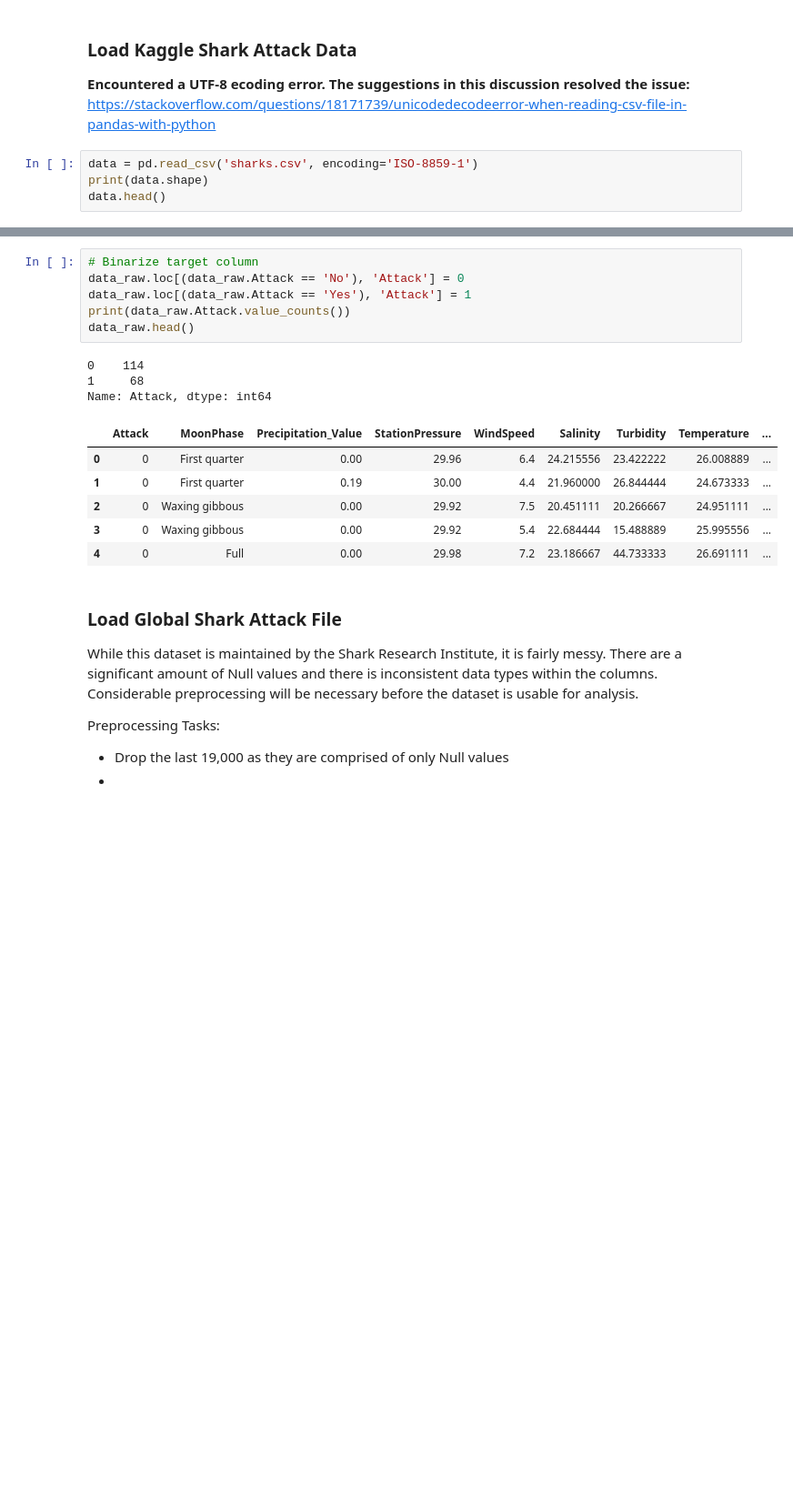
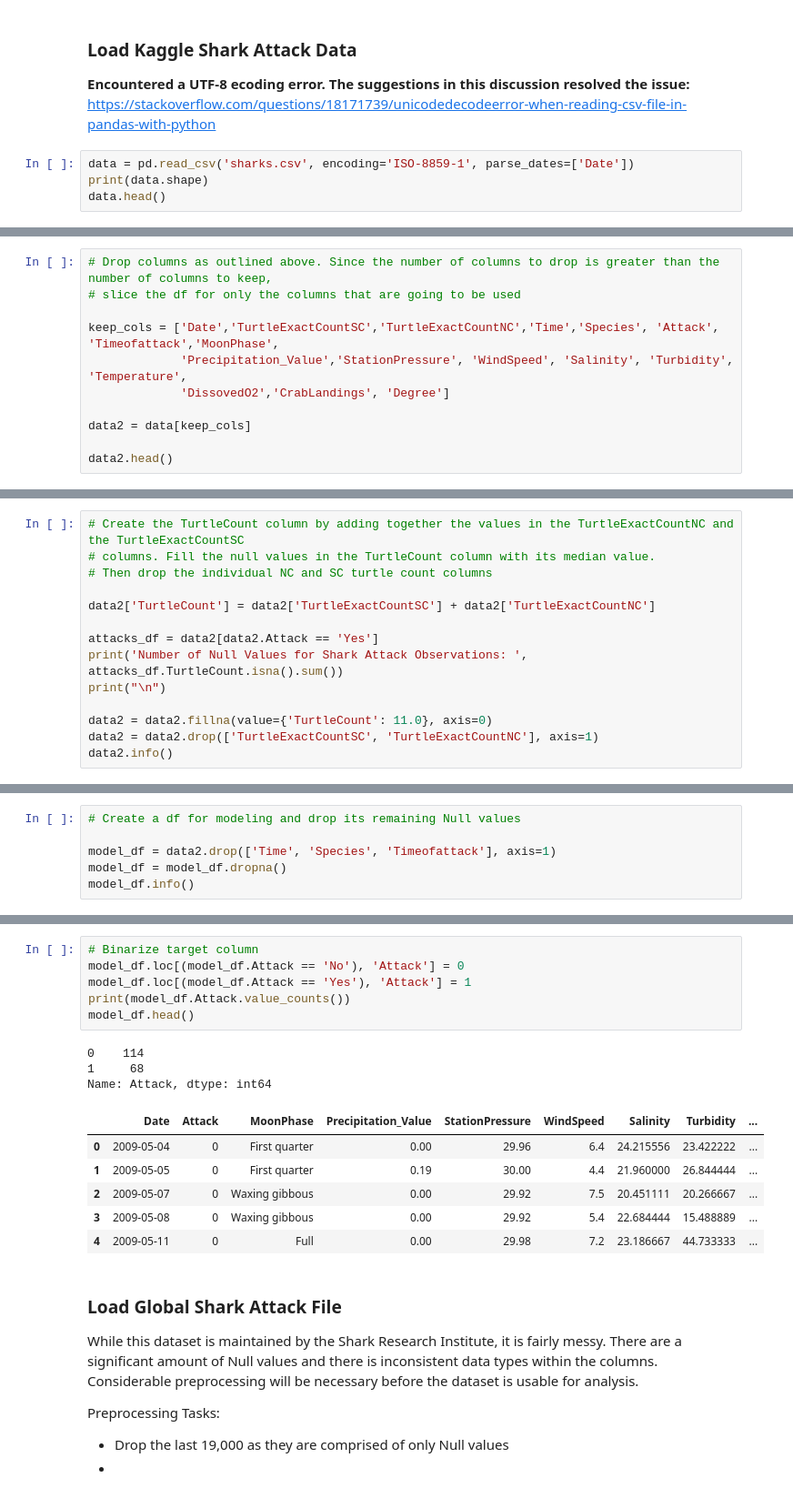
Before and after one commit to kpokrass/Shark_Attacks, a Jupyter notebook: shark_attacks.ipynb, the cells around one changed output, grey strips where cells are left out. Shown at 91% size. Saved outputs shown, nothing was run; the diff lists cells and outputs as text; blank space fills up the shorter version.

```diff
--- a/shark_attacks.ipynb
+++ b/shark_attacks.ipynb
@@ -23,7 +27,7 @@ warnings.filterwarnings('ignore')
 
 **Encountered a UTF-8 ecoding error. The suggestions in this discussion resolved the issue:** https://stackoverflow.com/questions/18171739/unicodedecodeerror-when-reading-csv-file-in-pandas-with-python
 # %%
-data = pd.read_csv('sharks.csv', encoding='ISO-8859-1')
+data = pd.read_csv('sharks.csv', encoding='ISO-8859-1', parse_dates=['Date'])
 print(data.shape)
 data.head()
 # %% [output]
@@ -140,0 +76,11 @@ data2.head()
+# %%
+# Drop columns as outlined above. Since the number of columns to drop is greater than the number of columns to keep,
+# slice the df for only the columns that are going to be used
+
+keep_cols = ['Date','TurtleExactCountSC','TurtleExactCountNC','Time','Species', 'Attack', 'Timeofattack','MoonPhase',
+             'Precipitation_Value','StationPressure', 'WindSpeed', 'Salinity', 'Turbidity', 'Temperature',
+             'DissovedO2','CrabLandings', 'Degree']
+
+data2 = data[keep_cols]
+
+data2.head()
@@ -210,0 +116,14 @@ data_raw.head()
+# %%
+# Create the TurtleCount column by adding together the values in the TurtleExactCountNC and the TurtleExactCountSC
+# columns. Fill the null values in the TurtleCount column with its median value.
+# Then drop the individual NC and SC turtle count columns
+
+data2['TurtleCount'] = data2['TurtleExactCountSC'] + data2['TurtleExactCountNC']
+
+attacks_df = data2[data2.Attack == 'Yes']
+print('Number of Null Values for Shark Attack Observations: ', attacks_df.TurtleCount.isna().sum())
+print("\n")
+
+data2 = data2.fillna(value={'TurtleCount': 11.0}, axis=0)
+data2 = data2.drop(['TurtleExactCountSC', 'TurtleExactCountNC'], axis=1)
+data2.info()
@@ -210,0 +148,6 @@ data_raw.head()
+# %%
+# Create a df for modeling and drop its remaining Null values
+
+model_df = data2.drop(['Time', 'Species', 'Timeofattack'], axis=1)
+model_df = model_df.dropna()
+model_df.info()
@@ -211,19 +173,19 @@ data_raw.head()
 # %%
 # Binarize target column
-data_raw.loc[(data_raw.Attack == 'No'), 'Attack'] = 0
-data_raw.loc[(data_raw.Attack == 'Yes'), 'Attack'] = 1
-print(data_raw.Attack.value_counts())
-data_raw.head()
+model_df.loc[(model_df.Attack == 'No'), 'Attack'] = 0
+model_df.loc[(model_df.Attack == 'Yes'), 'Attack'] = 1
+print(model_df.Attack.value_counts())
+model_df.head()
 # %% [output]
 0    114
 1     68
 Name: Attack, dtype: int64
-|  | Attack | MoonPhase | Precipitation_Value | StationPressure | WindSpeed | Salinity | Turbidity | Temperature | ... |
-| 0 | 0 | First quarter | 0.00 | 29.96 | 6.4 | 24.215556 | 23.422222 | 26.008889 | ... |
-| 1 | 0 | First quarter | 0.19 | 30.00 | 4.4 | 21.960000 | 26.844444 | 24.673333 | ... |
-| 2 | 0 | Waxing gibbous | 0.00 | 29.92 | 7.5 | 20.451111 | 20.266667 | 24.951111 | ... |
-| 3 | 0 | Waxing gibbous | 0.00 | 29.92 | 5.4 | 22.684444 | 15.488889 | 25.995556 | ... |
-| 4 | 0 | Full | 0.00 | 29.98 | 7.2 | 23.186667 | 44.733333 | 26.691111 | ... |
+|  | Date | Attack | MoonPhase | Precipitation_Value | StationPressure | WindSpeed | Salinity | Turbidity | ... |
+| 0 | 2009-05-04 | 0 | First quarter | 0.00 | 29.96 | 6.4 | 24.215556 | 23.422222 | ... |
+| 1 | 2009-05-05 | 0 | First quarter | 0.19 | 30.00 | 4.4 | 21.960000 | 26.844444 | ... |
+| 2 | 2009-05-07 | 0 | Waxing gibbous | 0.00 | 29.92 | 7.5 | 20.451111 | 20.266667 | ... |
+| 3 | 2009-05-08 | 0 | Waxing gibbous | 0.00 | 29.92 | 5.4 | 22.684444 | 15.488889 | ... |
+| 4 | 2009-05-11 | 0 | Full | 0.00 | 29.98 | 7.2 | 23.186667 | 44.733333 | ... |
 # %% [markdown]
 ### Load Global Shark Attack File
 
```
Also changed, not shown: parts of 68 cells of this notebook.
